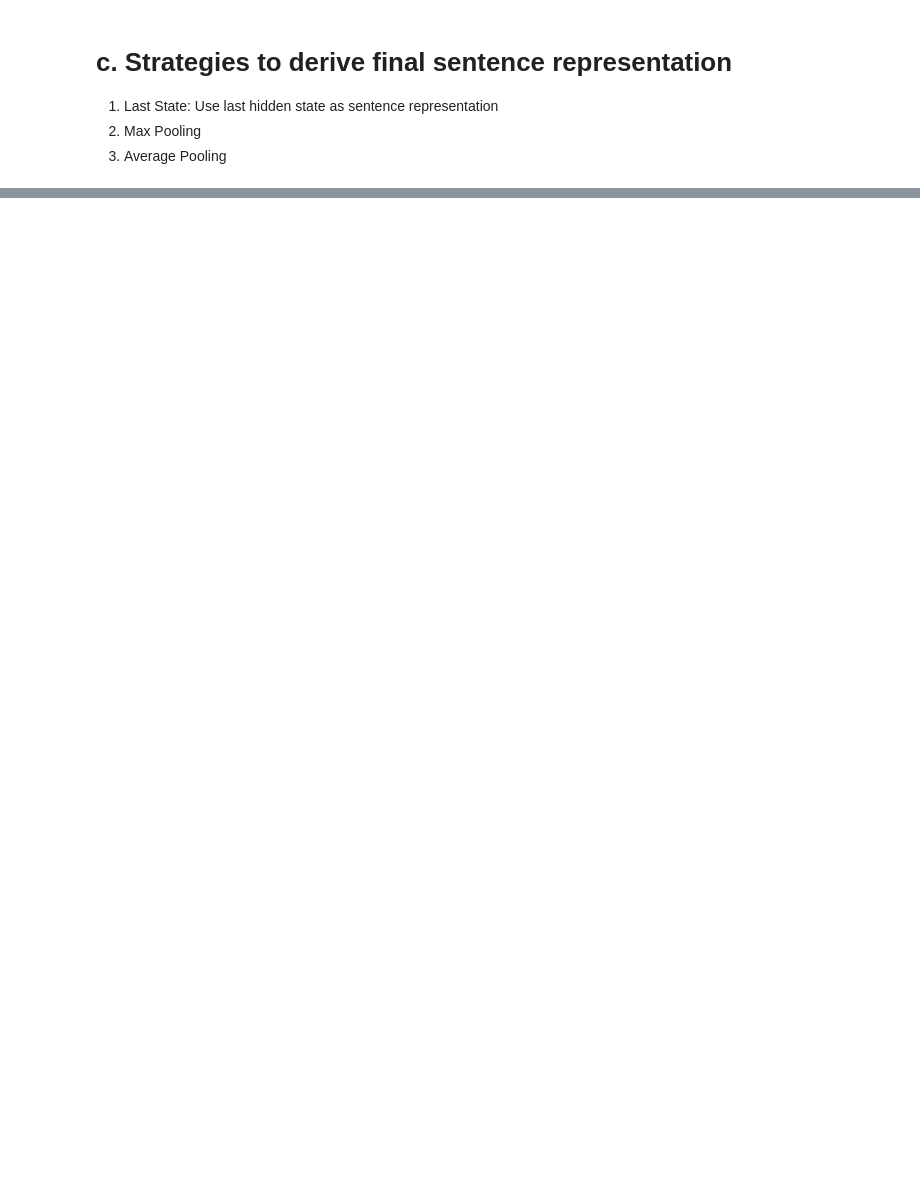
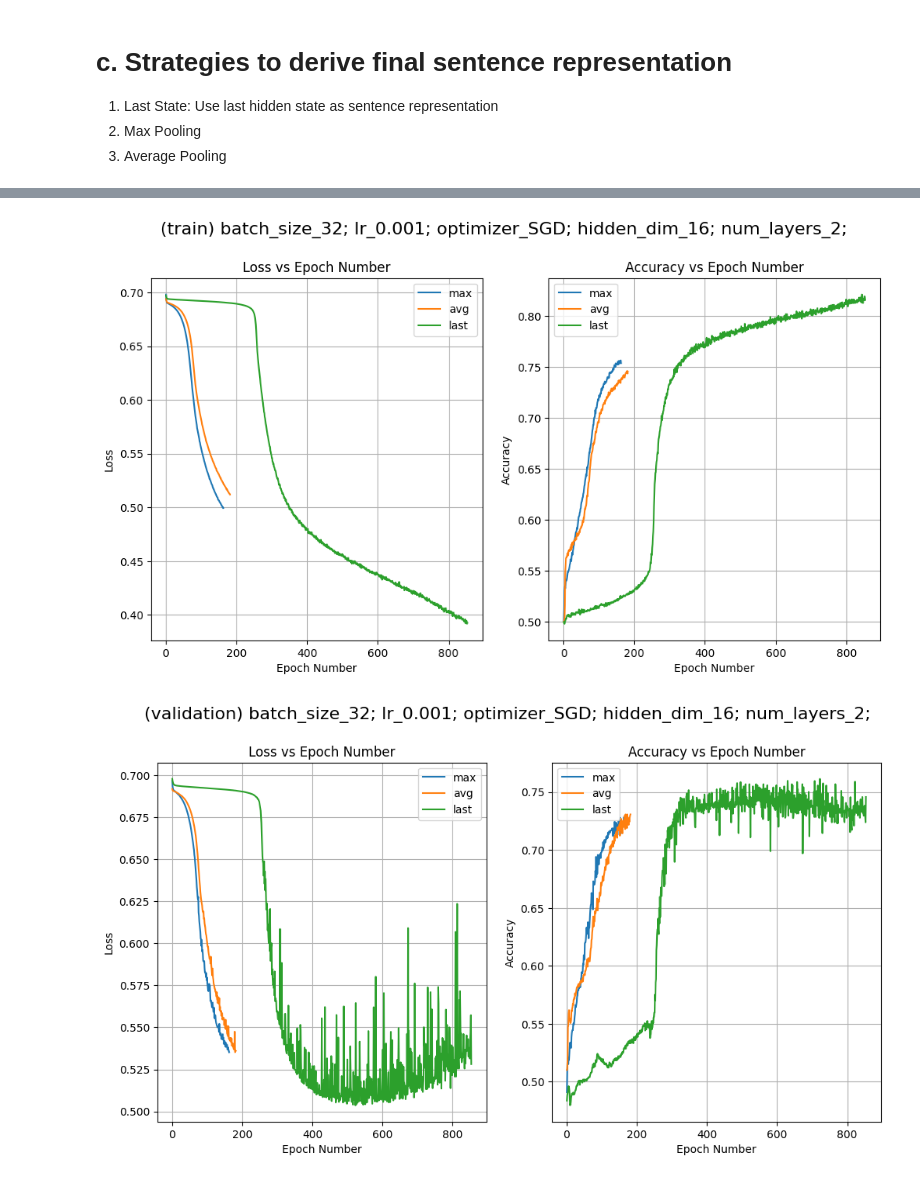
Before and after one commit to xJQx/sc4002-nlp-sentiment-classification, a Jupyter notebook: part2.ipynb, the cells around one changed output, grey strips where cells are left out. Saved outputs shown, nothing was run; the diff lists cells and outputs as text; code cells hidden in the pictures; blank space fills up the shorter version.

Commit message:
added part 2(c)

```diff
--- a/part2.ipynb
+++ b/part2.ipynb
@@ -384,7 +393,7 @@ from solver import test
 ########################
 test_dataset = TextDataset(
   dataframe=test_df,
-  max_len=test_df["text"].str.split().apply(len).max(),
+  max_len=int(np.ceil(train_df["text"].str.split().apply(len).mean())),
   embedding_matrix_vocab_to_index=embedding_matrix_vocab_to_index_train
 )
 test_dataloader = DataLoader(test_dataset, shuffle=False)
@@ -411,0 +471,3 @@ Test Accuracy: 0.5
+# %%
+part_c_model_df = pd.DataFrame(all_configurations_results_diff_type)
+part_c_model_df
@@ -411,0 +523,3 @@ Test Accuracy: 0.5
+# %%
+for i in part_c_model_df['train_acc']:
+    print(i)
@@ -411,0 +632,28 @@ Test Accuracy: 0.5
+# %%
+#from visualization import plot_multiple_loss_acc_graph
+
+subtitle = f"batch_size_{batch_size}; lr_{learning_rate}; optimizer_{optimizer_name}; hidden_dim_{hidden_dim}; num_layers_{num_layers};\n"
+save_filename_prefix = f"rnn/part_c_BEST/batch_size_{batch_size}-lr_{learning_rate}-optimizer_{optimizer_name}-hidden_dim_{hidden_dim}-num_layers_{num_layers}"
+
+plot_multiple_loss_acc_graph(
+    loss_list=part_c_model_df['train_loss_arr'],
+    acc_list=part_c_model_df['train_acc_arr'],
+    label_list=SEARCH_SPACE["sentence_representation_type"],
+    dataset_type="train",
+    subtitle=subtitle,
+    save_filename_prefix=save_filename_prefix,
+    display=True
+)
+
+plot_multiple_loss_acc_graph(
+    loss_list=part_c_model_df['val_loss_arr'],
+    acc_list=part_c_model_df['val_acc_arr'],
+    label_list=SEARCH_SPACE["sentence_representation_type"],
+    dataset_type="validation",
+    subtitle=subtitle,
+    save_filename_prefix=save_filename_prefix,
+    display=True
+)
+# %% [output]
+[figure, added]
+[figure, added]
```
Also changed, not shown: parts of 18 cells of this notebook, 3 other files.
